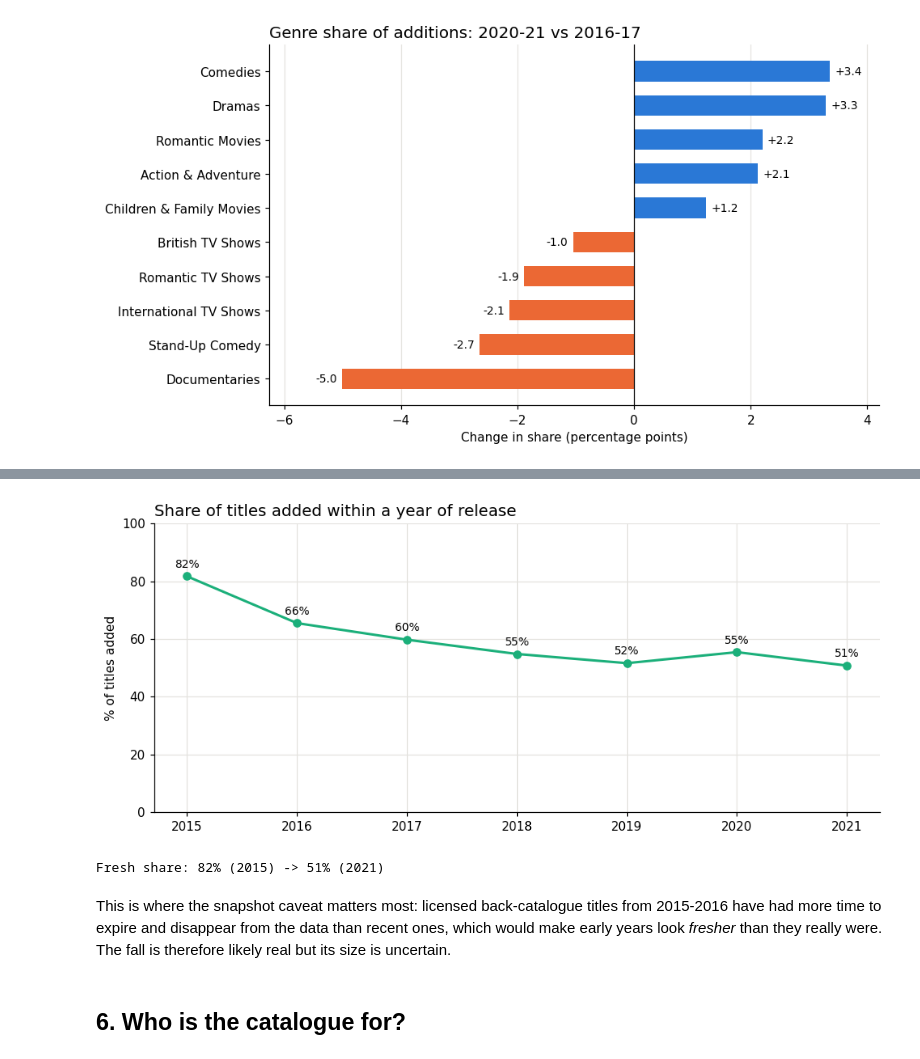
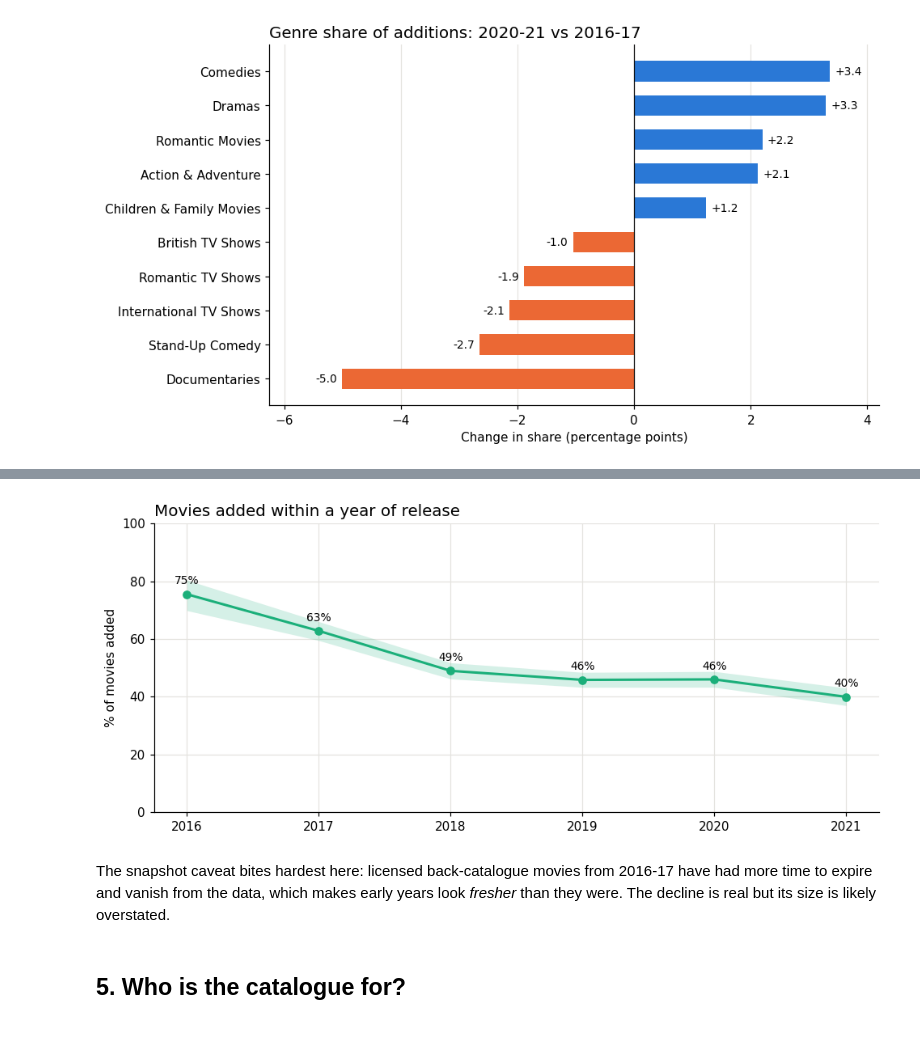
Before and after one commit to etisamhaq/Data-Analysis-Projects, a Jupyter notebook: 01-netflix-content-strategy/netflix_content_strategy.ipynb, the cells around one changed output, grey strips where cells are left out. Cells and saved outputs as stored; diff of their text form; code cells hidden in the pictures.

Commit message:
Upgrade Netflix project with tested package, trend tests, topic modelling and evaluated recommender

```diff
--- a/01-netflix-content-strategy/netflix_content_strategy.ipynb
+++ b/01-netflix-content-strategy/netflix_content_strategy.ipynb
@@ -80,9 +57,8 @@ print(f"{len(recent):,} titles added 2015-2021; 2021 covers {months_2021} months
 # %%
 by_type = pd.crosstab(recent['year_added'], recent['type'])
 by_type['total'] = by_type.sum(axis=1)
-by_type['tv_share_%'] = (by_type['TV Show'] / by_type['total'] * 100).round(1)
-# 2021 is partial: annualise only for the growth comparison, never for shares
 by_type['total_annualised'] = by_type['total'].astype(float)
 by_type.loc[2021, 'total_annualised'] = round(by_type.loc[2021, 'total'] * 12 / months_2021)
-by_type
+tv = trends.share_by_year(recent, 'is_tv')
+by_type.join(tv.round(1))
 # %% [output]
@@ -139,0 +101,11 @@ country_share[top].loc[2016:].round(1)
+# %%
+countries = data.explode_list(recent, 'countries', 'country')
+country_share = pd.crosstab(countries['year_added'], countries['country'], normalize='index') * 100
+country_share.index = country_share.index.astype(int)
+top = countries['country'].value_counts().head(6).index
+countries['is_india'] = (countries['country'] == 'India').astype(int)
+rise, fall = trends.compare_years(countries, 'is_india', 2016, 2018), trends.compare_years(countries, 'is_india', 2018, 2021)
+print(f"India: {rise['share_from_%']:.1f}% (2016) -> {rise['share_to_%']:.1f}% (2018), p = {rise['p_value']:.1e}; "
+      f"-> {fall['share_to_%']:.1f}% (2021), p = {fall['p_value']:.1e}")
+print(f"United States: {country_share.loc[2018, 'United States']:.1f}% (2018) -> {country_share.loc[2021, 'United States']:.1f}% (2021)")
+country_share[top].loc[2016:].round(1)
@@ -170,8 +147,6 @@ United States: 31.3% in 2018 -> 42.7% in 2021
 # %%
-genres = recent.assign(genre=recent['listed_in'].str.split(', ')).explode('genre')
-genre_share = pd.crosstab(genres['year_added'], genres['genre'], normalize='index') * 100
-# Compare 2016-17 with 2020-21 (two-year windows smooth out single-year noise)
-change = (genre_share.loc[2020:2021].mean() - genre_share.loc[2016:2017].mean()).sort_values()
+genres = data.explode_list(recent, 'genres', 'genre')
+change = trends.share_change(genres, 'genre', before=(2016, 2017), after=(2020, 2021))
 movers = pd.concat([change.head(5), change.tail(5)])
 movers.round(2).rename('share change, percentage points')
 # %% [output]
@@ -220,0 +182,7 @@ pd.DataFrame({'fresh_%': fresh.round(1), 'content_age_75th_pct': age_q})
+# %%
+movies = recent[recent['type'] == 'Movie'].assign(fresh=lambda d: (d['content_age'] <= 1).astype(int))
+fresh = trends.share_by_year(movies, 'fresh')
+fresh_trend = trends.trend_test(movies, 'fresh', 2016, 2021)
+print(f"Fresh share of movies: {fresh.loc[2016, 'share_%']:.0f}% (2016) -> {fresh.loc[2021, 'share_%']:.0f}% (2021); "
+      f"odds x{fresh_trend['odds_ratio_per_year']:.2f} per year, p = {fresh_trend['p_value']:.1e}")
+fresh.round(1)
@@ -221,15 +200,17 @@ pd.DataFrame({'fresh_%': fresh.round(1), 'content_age_75th_pct': age_q})
 # %%
 fig, ax = plt.subplots(figsize=(9, 4))
-ax.plot(fresh.index, fresh.values, color=AQUA, lw=2, marker='o')
-for x, v in fresh.items():
-    ax.annotate(f'{v:.0f}%', (x, v), textcoords='offset points', xytext=(0, 7), ha='center', fontsize=9)
-ax.set_title('Share of titles added within a year of release'); ax.set_ylabel('% of titles added'); ax.set_ylim(0, 100)
+f = fresh.loc[2016:]
+ax.fill_between(f.index.astype(int), f['ci_low_%'], f['ci_high_%'], color=AQUA, alpha=0.18, linewidth=0)
+ax.plot(f.index.astype(int), f['share_%'], color=AQUA, lw=2, marker='o')
+for x, v in zip(f.index.astype(int), f['share_%'], strict=True):
+    ax.annotate(f'{v:.0f}%', (x, v), textcoords='offset points', xytext=(0, 8), ha='center', fontsize=9)
+ax.set_title('Movies added within a year of release'); ax.set_ylabel('% of movies added'); ax.set_ylim(0, 100)
 save(fig, '04_fresh_vs_catalogue.png')
-print(f"Fresh share: {fresh.loc[2015]:.0f}% (2015) -> {fresh.loc[2021]:.0f}% (2021)")
 # %% [output]
-[figure, old version]
+[figure, new version]
-Fresh share: 82% (2015) -> 51% (2021)
 # %% [markdown]
-This is where the snapshot caveat matters most: licensed back-catalogue titles from 2015-2016 have had more time to expire and disappear from the data than recent ones, which would make early years look *fresher* than they really were. The fall is therefore likely real but its size is uncertain.
+The snapshot caveat bites hardest here: licensed back-catalogue movies from 2016-17 have had more time to
+expire and vanish from the data, which makes early years look *fresher* than they were. The decline is real but
+its size is likely overstated.
 # %% [markdown]
-## 6. Who is the catalogue for?
+## 5. Who is the catalogue for?
```
Also changed, not shown: parts of 36 cells of this notebook, 15 other files.
